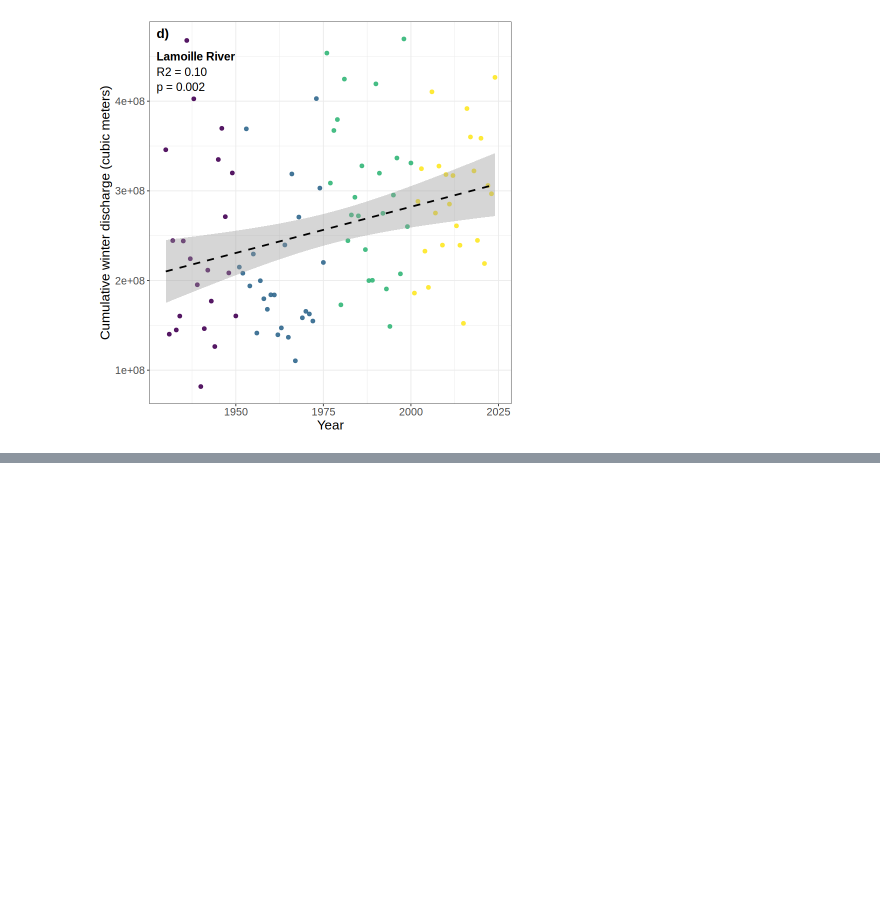
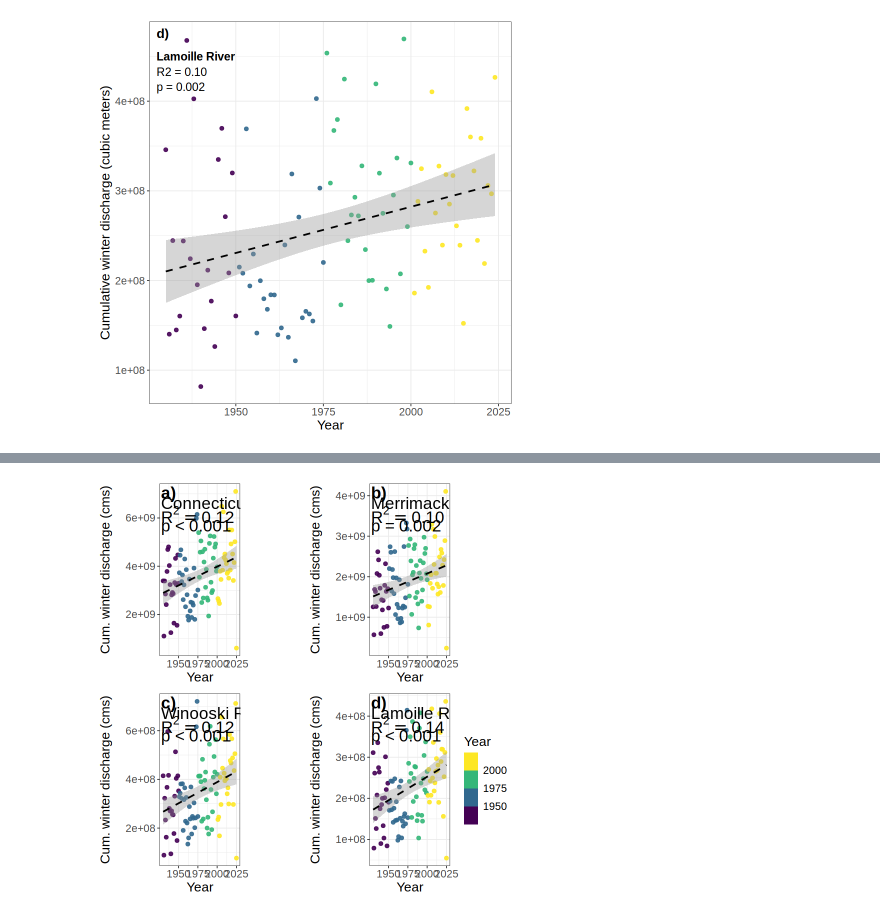
Before and after one commit to MeganEDuffy/LCBP-interannual-EMMAs, a Jupyter notebook: Notebooks/WinterDischarge_plotting/WRR-Figure1-NE-Rivers-Winter.ipynb, the cells around one changed output, grey strips where cells are left out. Saved outputs shown, nothing was run; the diff lists cells and outputs as text; code cells hidden in the pictures; blank space fills up the shorter version.

Commit message:
made new all in one astro winter figu wrr 1

```diff
--- a/Notebooks/WinterDischarge_plotting/WRR-Figure1-NE-Rivers-Winter.ipynb
+++ b/Notebooks/WinterDischarge_plotting/WRR-Figure1-NE-Rivers-Winter.ipynb
@@ -119,3 +122,72 @@ https://api.waterdata.usgs.gov/ogcapi/v0/collections/daily/items?f=json&lang=en-
 `geom_smooth()` using formula = 'y ~ x'
 `geom_smooth()` using formula = 'y ~ x'
 [figure]
+# %%
+library(fs)
+library(ggplot2)
+library(cowplot)
+
+# Set directories
+home_dir <- Sys.getenv("HOME")
+repo_dir <- file.path(home_dir, "OneDrive/git-repos/LCBP-interannual-EMMAs")
+source(file.path(repo_dir, "Functions/plot_cumulative_winter_discharge.R"))
+
+output_dir <- file.path(repo_dir, "Output/Event-yields/")
+
+# 1. Generate individual river plots using the updated function
+p1 <- plot_cumulative_winter_discharge(
+  site_number  = "USGS-01184000",
+  site_name    = "Connecticut River", #at Thompsonville
+  panel_label  = "a)",
+  start_date   = "1929-10-01",
+  end_date     = "2025-01-03"
+)
+
+p2 <- plot_cumulative_winter_discharge(
+  site_number  = "USGS-01100000",
+  site_name    = "Merrimack River", # at Lowell, MA
+  panel_label  = "b)",
+  start_date   = "1929-10-01",
+  end_date     = "2025-01-03"
+)
+
+p3 <- plot_cumulative_winter_discharge(
+  site_number  = "USGS-04290500",
+  site_name    = "Winooski River",
+  panel_label  = "c)",
+  start_date   = "1929-10-01",
+  end_date     = "2025-01-03"
+)
+
+p4 <- plot_cumulative_winter_discharge(
+  site_number  = "USGS-04292500",
+  site_name    = "Lamoille River",
+  panel_label  = "d)",
+  start_date   = "1929-10-01",
+  end_date     = "2025-01-03"
+)
+
+# 2. Combine into a 2x2 Grid Layout using cowplot
+
+# Only keep the legend for one plot (e.g., p4)
+p1 <- p1 + theme(legend.position = "none")
+p2 <- p2 + theme(legend.position = "none")
+p3 <- p3 + theme(legend.position = "none")
+
+# Use cowplot to stitch them
+grid_composite <- plot_grid(p1, p2, p3, p4, ncol = 2)
+grid_composite <- plot_grid(
+  p1, p2, p3, p4,
+  ncol = 2,
+  nrow = 2,
+  align = "hv"
+)
+
+# 3. Save the 2x2 composite figure
+dir.create(output_dir, showWarnings = FALSE, recursive = TRUE)
+file_path <- file.path(output_dir, "Four_Rivers_Cumulative_Winter_Discharge_2x2.jpg")
+
+ggsave(plot = grid_composite, width = 11, height = 10, dpi = 300, file = file_path)
+
+print(grid_composite)
+# %% [output]
@@ -121,0 +214 @@ https://api.waterdata.usgs.gov/ogcapi/v0/collections/daily/items?f=json&lang=en-
+[figure, added]
```
Also changed, not shown: parts of 2 cells of this notebook, 3 other files.
